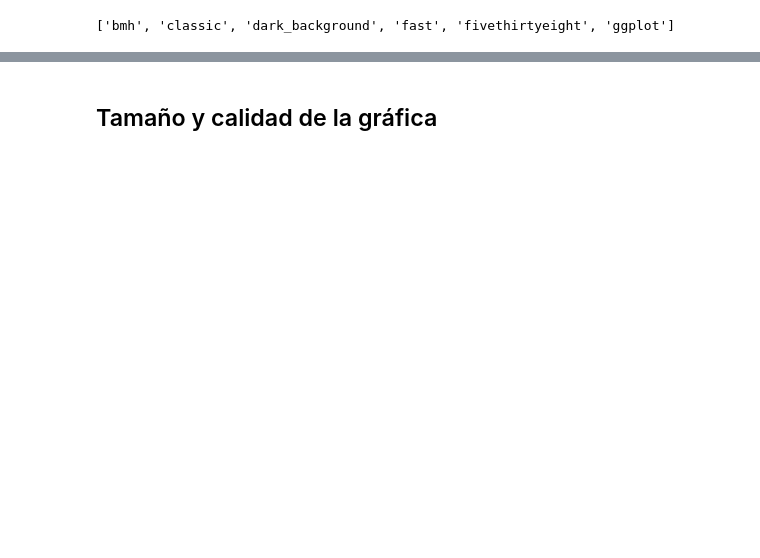
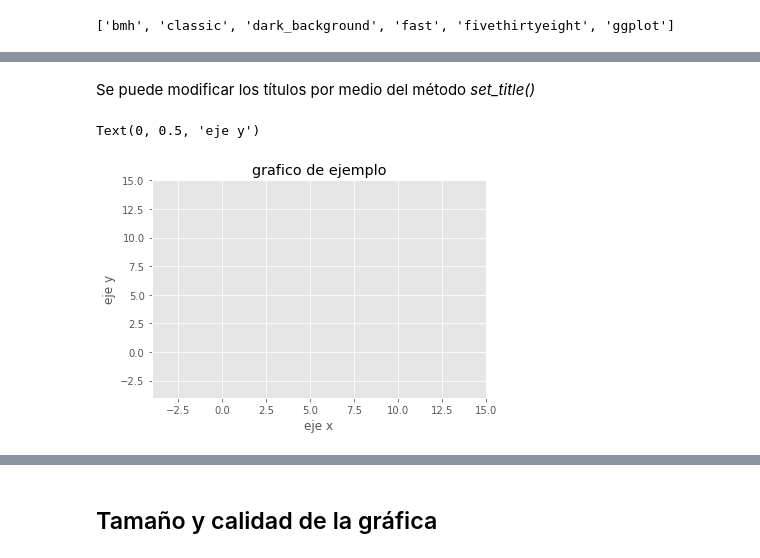
Before and after one commit to Crisdres/Manuales-Pandas-Python, a Jupyter notebook: Manual_pandas_python/Administracion_BBDD_3.ipynb, the cells around one changed output, grey strips where cells are left out. Drawn from its saved outputs; the diff is of its cells as text; code cells hidden in the pictures; blank space fills up the shorter version.

```diff
--- a/Manual_pandas_python/Administracion_BBDD_3.ipynb
+++ b/Manual_pandas_python/Administracion_BBDD_3.ipynb
@@ -27,0 +61,13 @@ plt.style.use("ggplot")
+# %% [markdown]
+Se puede modificar los títulos por medio del método  *set_title()*
+# %%
+fig, axs = plt.subplots()
+axs.set_xlim(right=15,left=-4)
+axs.set_ylim(bottom = -4 , top = 15)
+############################################
+axs.set_title("grafico de ejemplo")
+axs.set_xlabel("eje x")
+axs.set_ylabel("eje y")
+# %% [output]
+Text(0, 0.5, 'eje y')
+[figure, added]
```
Also changed, not shown: parts of 50 cells of this notebook, 2 other files.
